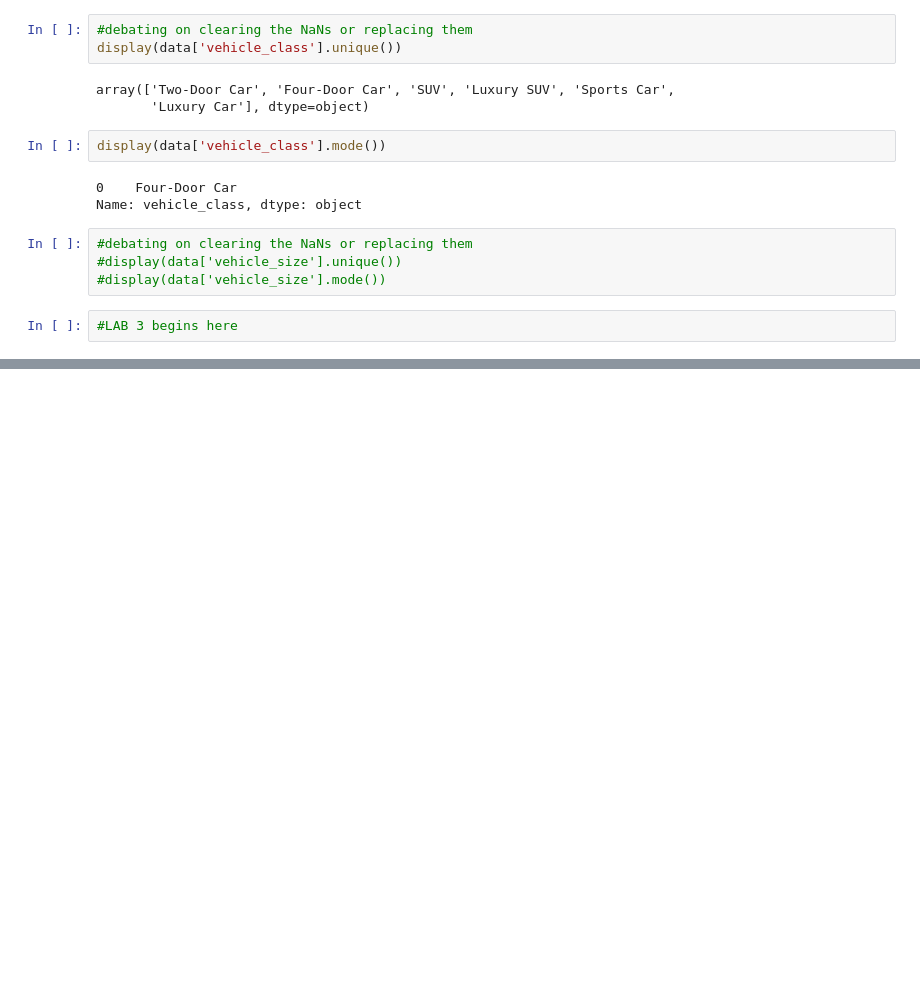
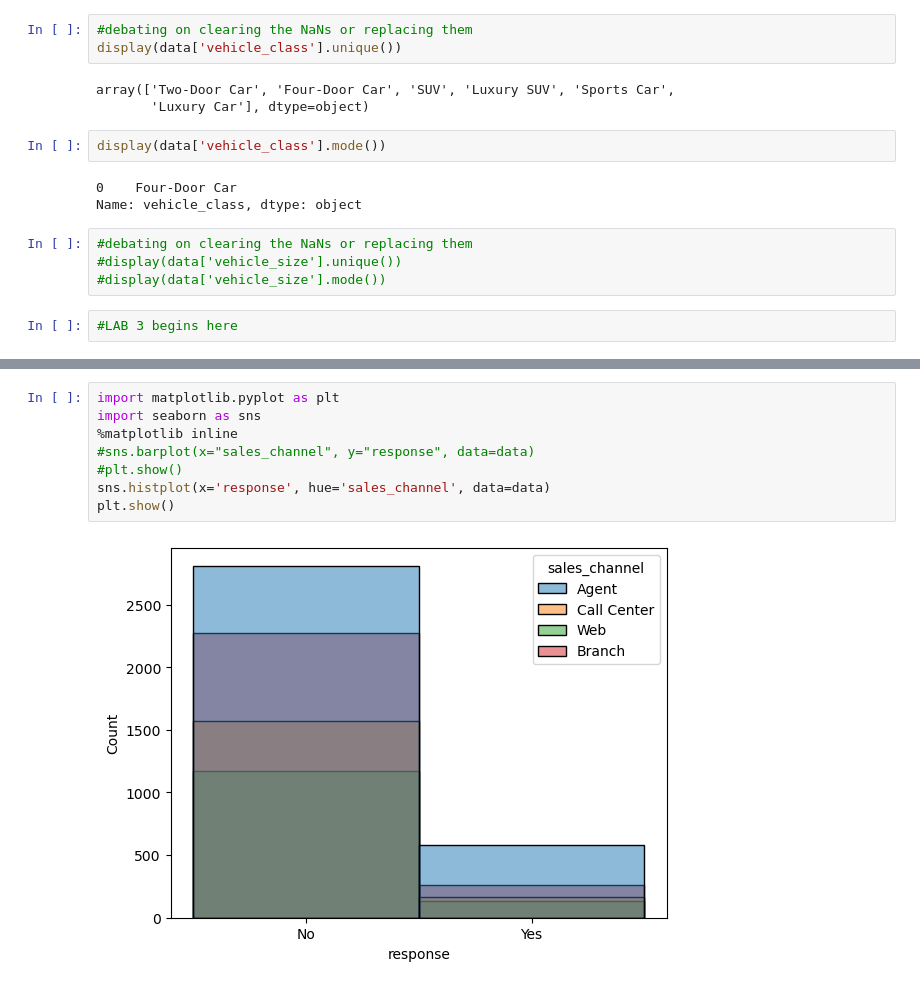
Before and after one commit to RenanGdC/lab-customer-analysis-round-3, a Jupyter notebook: LabCustomerAnalysisRound3.ipynb, the cells around one changed output, grey strips where cells are left out. Drawn from its saved outputs; the diff is of its cells as text; blank space fills up the shorter version.

```diff
--- a/LabCustomerAnalysisRound3.ipynb
+++ b/LabCustomerAnalysisRound3.ipynb
@@ -325,0 +304,10 @@ new.head()
+# %%
+import matplotlib.pyplot as plt
+import seaborn as sns
+%matplotlib inline
+#sns.barplot(x="sales_channel", y="response", data=data)
+#plt.show()
+sns.histplot(x='response', hue='sales_channel', data=data)
+plt.show()
+# %% [output]
+[figure, added]
```
Also changed, not shown: parts of 16 cells of this notebook.
